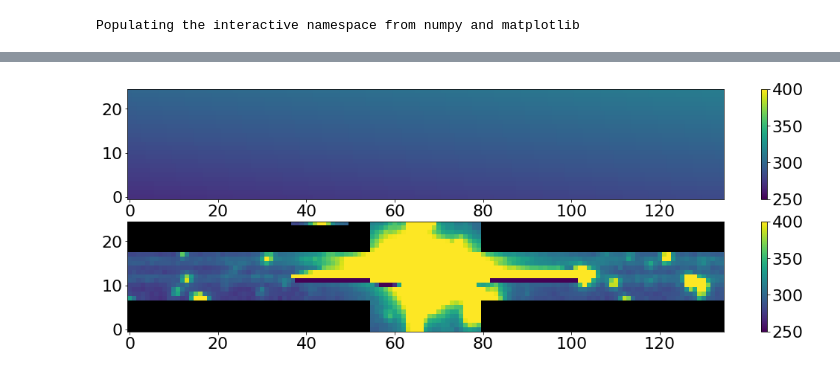
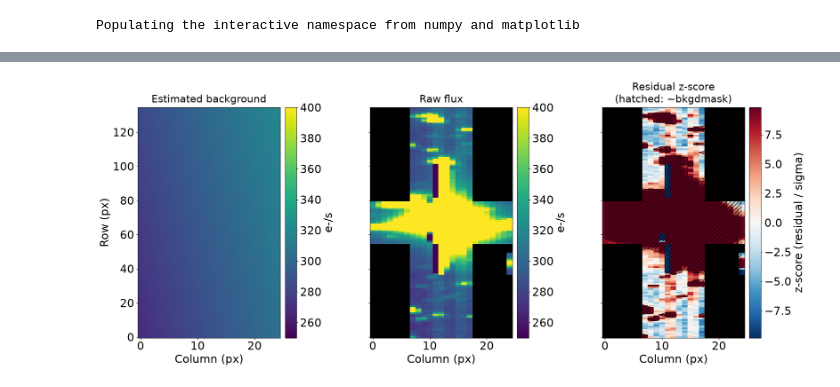
Before and after one commit to hvidy/tessbkgd, a Jupyter notebook: notebooks/iot_Dra_tpf.ipynb, the cells around one changed output, grey strips where cells are left out. Saved outputs shown, nothing was run; the diff lists cells and outputs as text; code cells hidden in the pictures.

```diff
--- a/notebooks/iot_Dra_tpf.ipynb
+++ b/notebooks/iot_Dra_tpf.ipynb
@@ -43,27 +49,58 @@ est.bkg_err.shape, bkgdmask.sum()
-# %%
-fig,axes = plt.subplots(2,1,figsize=(18,6))
-
-xl=-0.5,134.5
-asp = 1
-frame = 8250
-cmax = 400
-cmin = 250
-
-cmap = mpl.colormaps['viridis'].copy()
-cmap.set_bad('k',1.)
-im = ((newbkgd[frame,:,:]).value.T)
-img = axes[0].imshow(im,cmap=cmap, vmin=np.nanmin(cmin),vmax=np.nanmax(cmax),
-    interpolation='None',origin='lower',aspect=asp)
-plt.colorbar(img, ax=axes[0])
-
-im2 = (((tpf.flux[frame,:,:]+tpf.flux_bkg[frame,:,:])).value.T)
-img = axes[1].imshow(im2,cmap=cmap, vmin=np.nanmin(cmin),vmax=np.nanmax(cmax),
-    interpolation='None',origin='lower',aspect=asp)
-plt.colorbar(img, ax=axes[1])
-
-plt.show()
-# %% [output]
-[figure, removed]
+# %%
+fig, axes = plt.subplots(1, 3, figsize=(20, 8), sharey=True, constrained_layout=True)
+fig.set_constrained_layout_pads(w_pad=0.15, wspace=0.08)
+
+asp = 0.3
+frame = 8250
+cmin, cmax = 250.0, 400.0
+
+cmap = mpl.colormaps['viridis'].copy()
+cmap.set_bad('k', 1.0)
+
+bkg_im = newbkgd[frame, :, :].to_value('electron/s')
+raw_im = (tpf.flux[frame, :, :] + tpf.flux_bkg[frame, :, :]).to_value('electron/s')
+flux_err = tpf.flux_err[frame, :, :].to_value('electron/s')
+bkg_err = est.bkg_err[frame, :, :].to_value('electron/s')
+tot_err = np.sqrt(flux_err**2 + bkg_err**2)
+zscore = (raw_im - bkg_im) / tot_err
+
+img0 = axes[0].imshow(
+    bkg_im, cmap=cmap, vmin=cmin, vmax=cmax,
+    interpolation='none', origin='lower', aspect=asp,
+)
+axes[0].set_title('Estimated background', fontsize=20, pad=10)
+axes[0].set_xlabel('Column (px)')
+axes[0].set_ylabel('Row (px)')
+fig.colorbar(img0, ax=axes[0], pad=0.03, label='e-/s')
+
+img1 = axes[1].imshow(
+    raw_im, cmap=cmap, vmin=cmin, vmax=cmax,
+    interpolation='none', origin='lower', aspect=asp,
+)
+axes[1].set_title('Raw flux', fontsize=20, pad=10)
+axes[1].set_xlabel('Column (px)')
+fig.colorbar(img1, ax=axes[1], pad=0.03, label='e-/s')
+
+vmax = max(5.0, float(np.nanpercentile(np.abs(zscore[bkgdmask]), 99.0)))
+cmap_z = mpl.colormaps['RdBu_r'].copy()
+cmap_z.set_bad('k', 1.0)
+img2 = axes[2].imshow(
+    zscore, cmap=cmap_z, vmin=-vmax, vmax=vmax,
+    interpolation='none', origin='lower', aspect=asp,
+)
+# Mark pixels excluded from the background fit (~bkgdmask)
+excl_overlay = np.where(~bkgdmask, 1.0, np.nan)
+axes[2].contourf(
+    excl_overlay, levels=[0.5, 1.5], colors=[(0.0, 0.0, 0.0, 0.15)], hatches=['///'],
+)
+axes[2].contour((~bkgdmask).astype(float), levels=[0.5], colors='k', linewidths=1.0)
+axes[2].set_title('Residual z-score\n(hatched: ~bkgdmask)', fontsize=20, pad=10)
+axes[2].set_xlabel('Column (px)')
+fig.colorbar(img2, ax=axes[2], pad=0.03, label='z-score (residual / sigma)')
+
+plt.show()
+# %% [output]
+[figure, added]
 # %%
 tpf = tessbkgd.subtract_background(tpf)
 # %%
```
Also changed, not shown: parts of 5 cells of this notebook, 6 other files.
